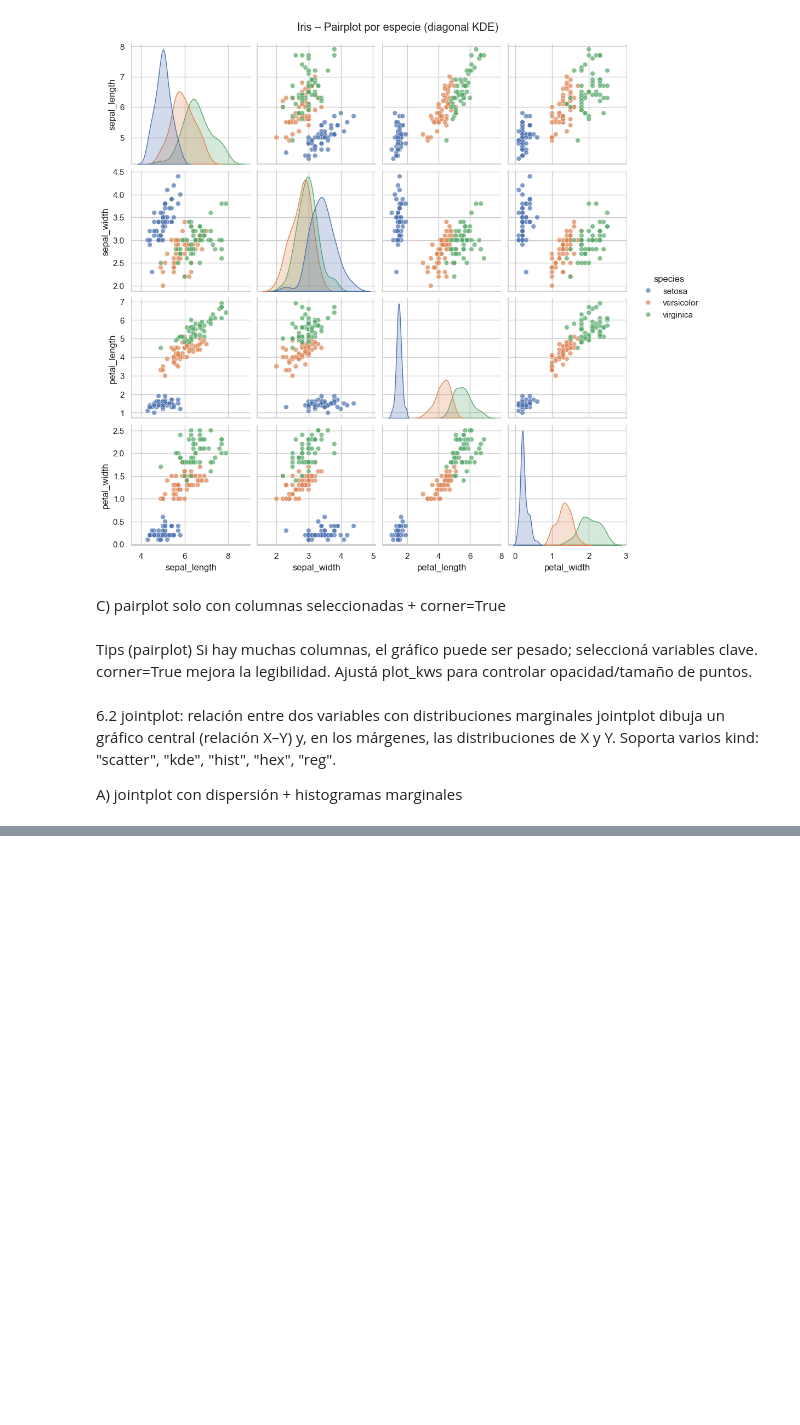
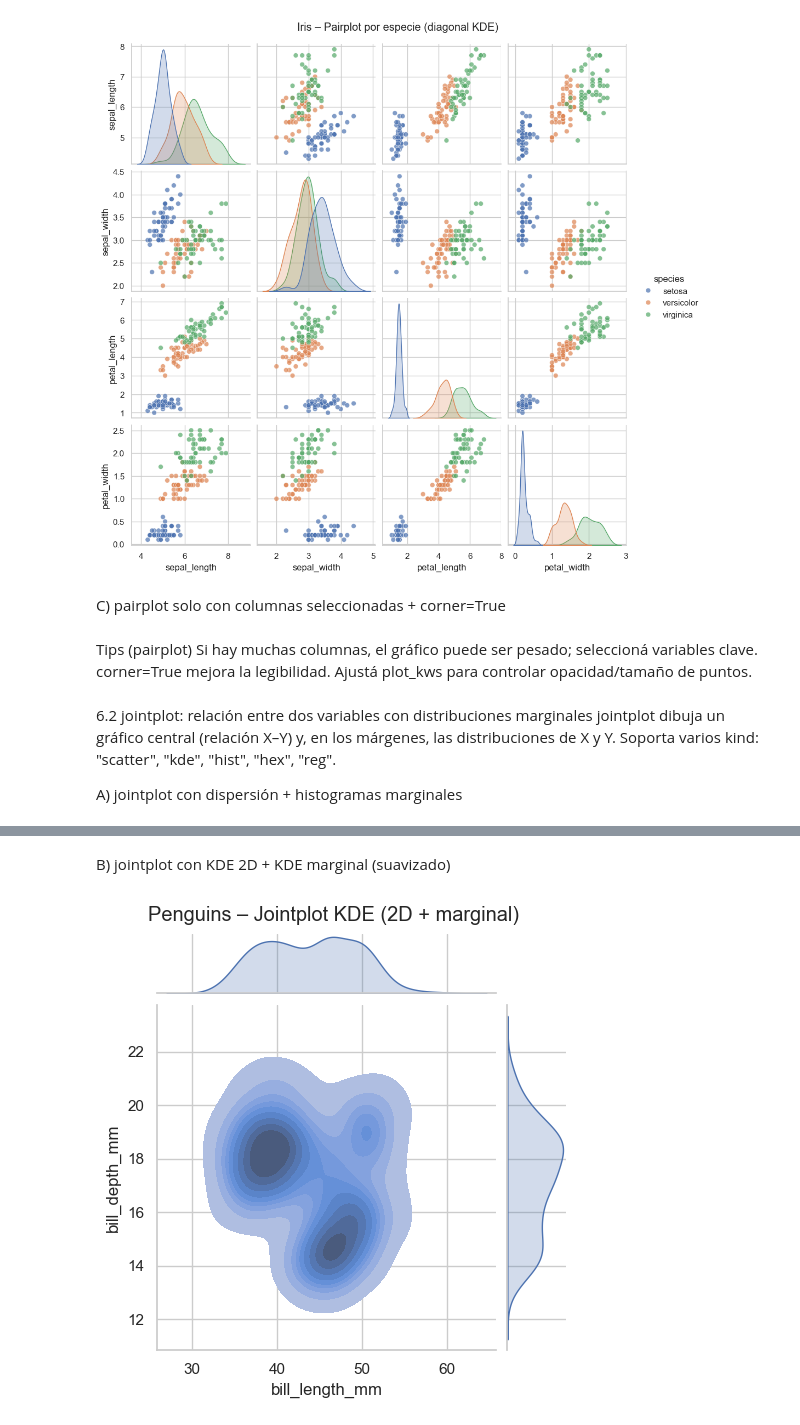
Before and after one commit to wilson-j-insaurralde/Seaborn, a Jupyter notebook: teoria/006_Gráficos multivariados.ipynb, the cells around one changed output, grey strips where cells are left out. Drawn from its saved outputs; the diff is of its cells as text; code cells hidden in the pictures; blank space fills up the shorter version.

```diff
--- a/teoria/006_Gráficos multivariados.ipynb
+++ b/teoria/006_Gráficos multivariados.ipynb
@@ -94,0 +97,23 @@ plt.show()
+# %% [markdown]
+B) jointplot con KDE 2D + KDE marginal (suavizado)
+# %%
+import seaborn as sns
+import matplotlib.pyplot as plt
+
+sns.set_theme(style="whitegrid", context="notebook")
+
+penguins = sns.load_dataset("penguins").dropna(subset=["bill_length_mm", "bill_depth_mm"])
+
+g = sns.jointplot(
+    data=penguins,
+    x="bill_length_mm",
+    y="bill_depth_mm",
+    kind="kde",          # densidad 2D en el centro + KDE marginal
+    fill=True,           # relleno en KDE
+    thresh=0.05,         # umbral de isolíneas
+    height=5
+)
+g.fig.suptitle("Penguins – Jointplot KDE (2D + marginal)", y=1.02)
+plt.show()
+# %% [output]
+[figure, added]
```
Also changed, not shown: parts of 6 cells of this notebook.
